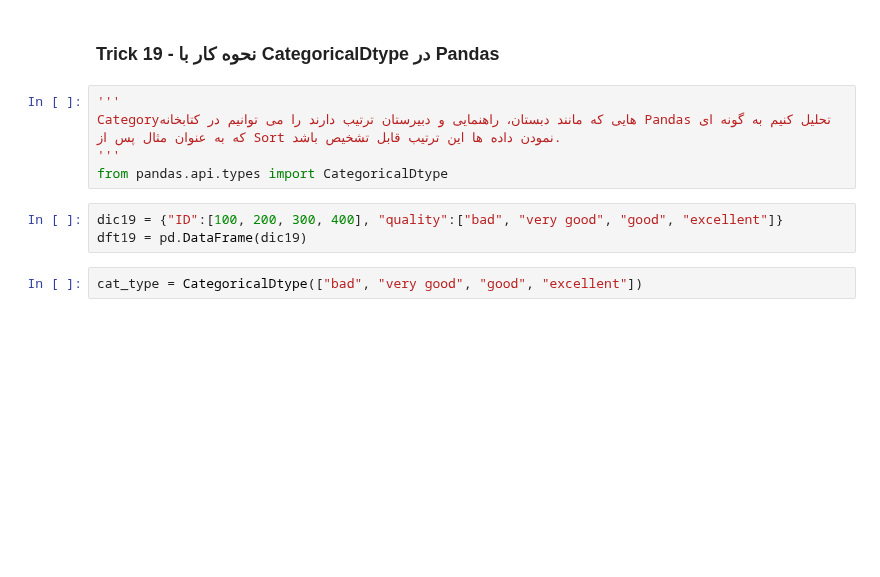
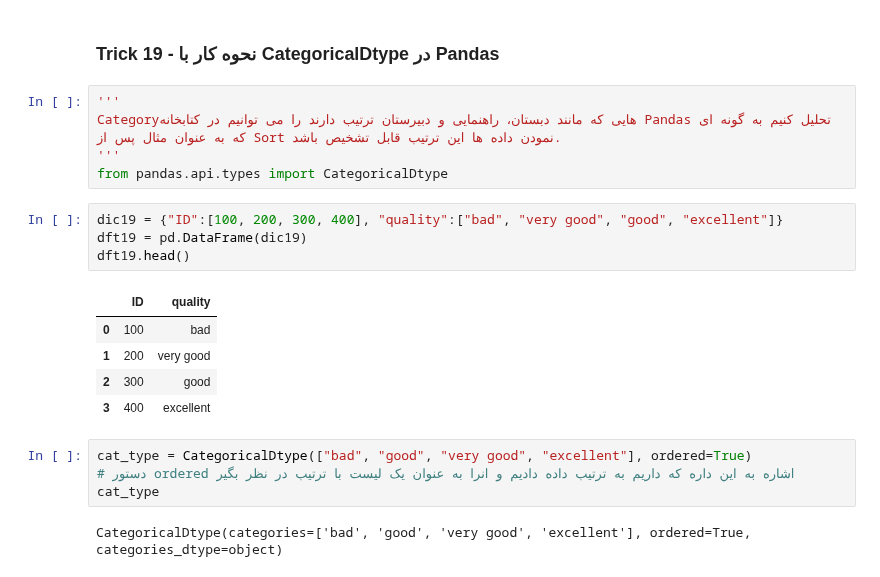
Before and after one commit to poorialari2017/ML_git001, a Jupyter notebook: MLproj002/Pooria/01 Preprocessing/Pandas/02 30Trick of Pandas.ipynb, the cells around one changed output. Saved outputs shown, nothing was run; the diff lists cells and outputs as text; blank space fills up the shorter version.

```diff
--- a/MLproj002/Pooria/01 Preprocessing/Pandas/02 30Trick of Pandas.ipynb
+++ b/MLproj002/Pooria/01 Preprocessing/Pandas/02 30Trick of Pandas.ipynb
@@ -1712,5 +1713,16 @@ from pandas.api.types import CategoricalDtype
 # %%
 dic19 = {"ID":[100, 200, 300, 400], "quality":["bad", "very good", "good", "excellent"]}
 dft19 = pd.DataFrame(dic19)
+dft19.head()
+# %% [output]
+|  | ID | quality |
+| 0 | 100 | bad |
+| 1 | 200 | very good |
+| 2 | 300 | good |
+| 3 | 400 | excellent |
 # %%
-cat_type = CategoricalDtype(["bad", "very good", "good", "excellent"])
+cat_type = CategoricalDtype(["bad", "good", "very good", "excellent"], ordered=True)
+# دستور ordered اشاره به این داره که داریم به ترتیب داده دادیم و انرا به عنوان یک لیست با ترتیب در نظر بگیر
+cat_type
+# %% [output]
+CategoricalDtype(categories=['bad', 'good', 'very good', 'excellent'], ordered=True, categories_dtype=object)
```
Also changed, not shown: parts of 13 cells of this notebook.
